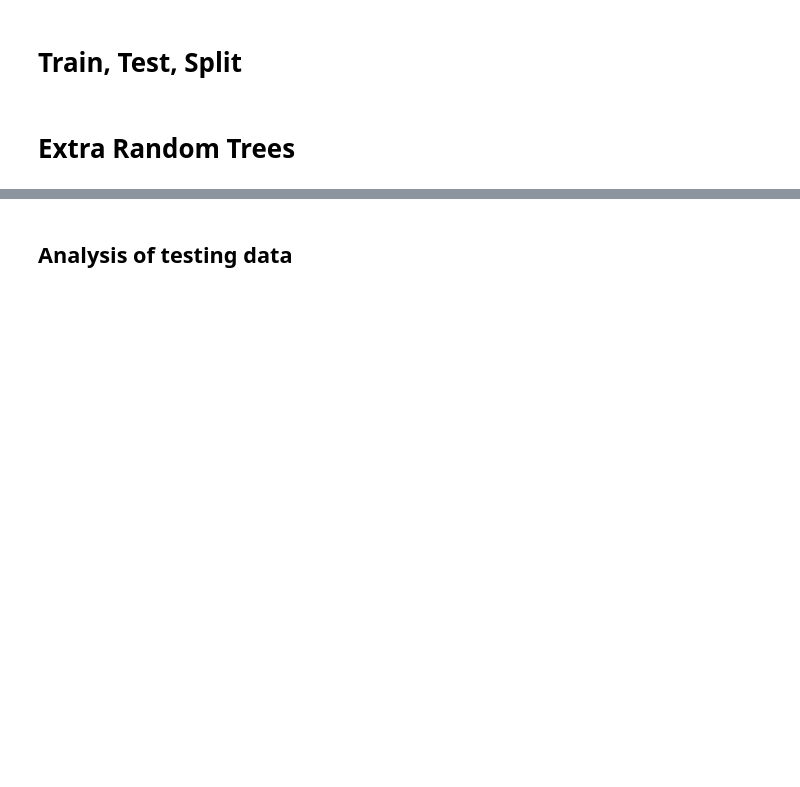
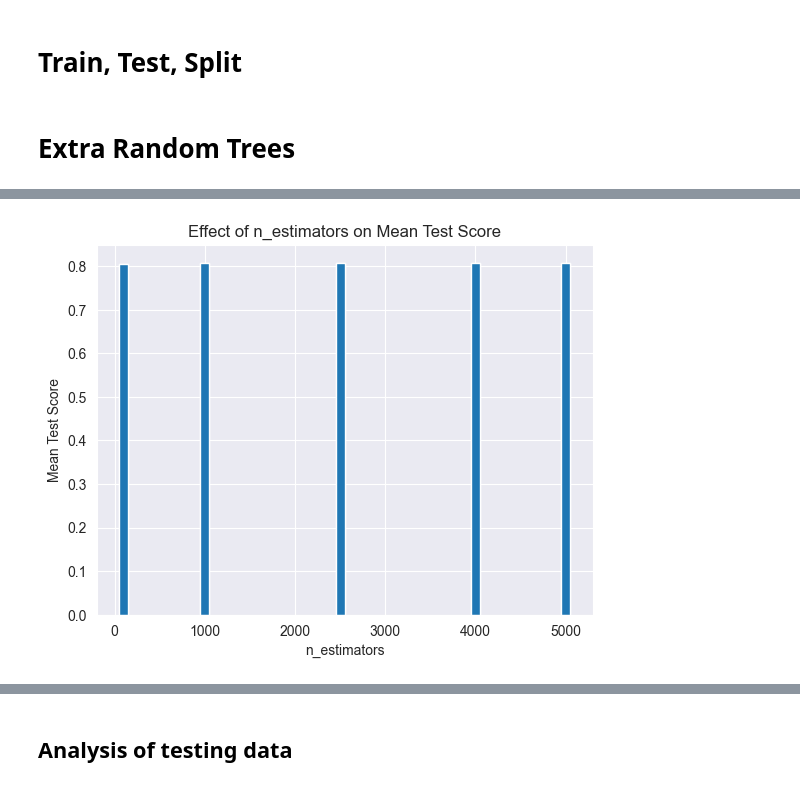
Before and after one commit to PorkChopExpress86/HouseProtestValues, a Jupyter notebook: HouseValues.ipynb, the cells around one changed output, grey strips where cells are left out. Drawn from its saved outputs; the diff is of its cells as text; code cells hidden in the pictures; blank space fills up the shorter version.

```diff
--- a/HouseValues.ipynb
+++ b/HouseValues.ipynb
@@ -211,6 +243,6 @@ plt.show()
 # %%
-etc_cv_results = pd.DataFrame(etc_cv.cv_results_)
-etc_cv_results["param_n_estimators"] = etc_cv_results["param_n_estimators"].astype(
+ert_cv_results = pd.DataFrame(etr_cv.cv_results_)
+ert_cv_results["param_n_estimators"] = ert_cv_results["param_n_estimators"].astype(
     "category"
 )
-etc_cv_results
+ert_cv_results
@@ -217,10 +252,12 @@ etc_cv_results
 # %%
 plt.bar(
-    etc_cv_results["param_n_estimators"], etc_cv_results["mean_test_score"], width=20
+    ert_cv_results["param_n_estimators"], ert_cv_results["mean_test_score"], width=100
 )
 plt.xlabel("n_estimators")
 plt.ylabel("Mean Test Score")
 plt.title("Effect of n_estimators on Mean Test Score")
 plt.show()
+# %% [output]
+[figure, added]
 # %%
 plt.bar(
```
Also changed, not shown: parts of 39 cells of this notebook.
